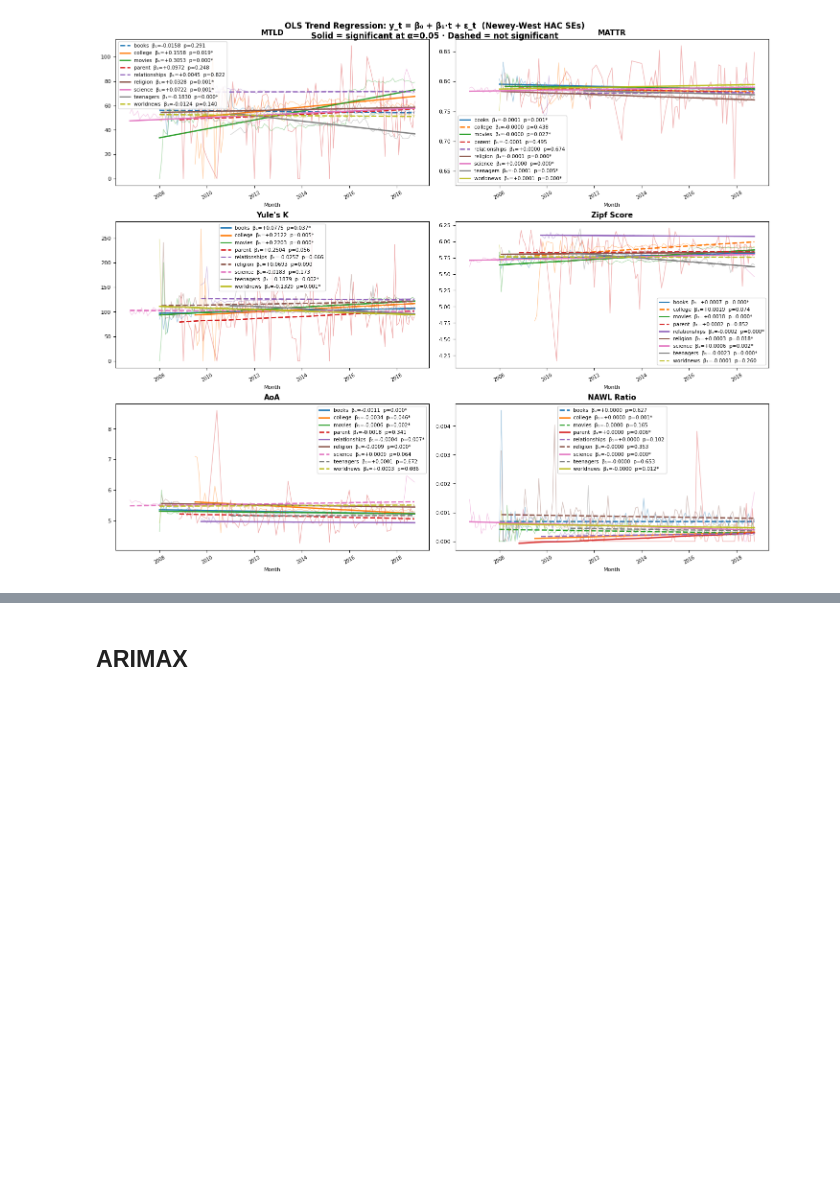
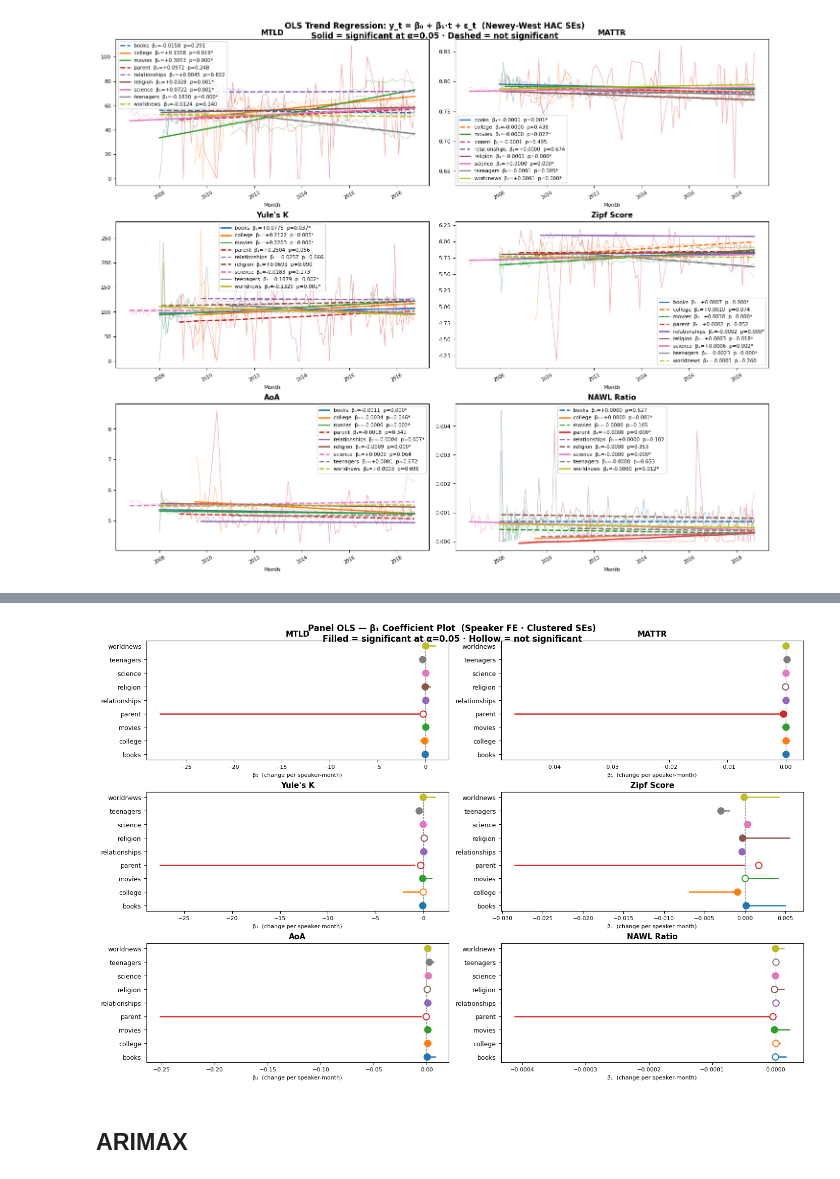
Before and after one commit to nickvick04/ORFE-Thesis, a Jupyter notebook: src/final.ipynb, the cells around one changed output, grey strips where cells are left out. Saved outputs shown, nothing was run; the diff lists cells and outputs as text; code cells hidden in the pictures; blank space fills up the shorter version.

Commit message:
panel run

```diff
--- a/src/final.ipynb
+++ b/src/final.ipynb
@@ -183,0 +184,3 @@ plot_ols_trend_grid(agg, ols_results, metrics=METRICS)
+# %%
+panel_results = run_panel_ols(df, metrics=METRICS)
+summarize_panel_ols(panel_results)
@@ -184,3 +208,7 @@ plot_ols_trend_grid(agg, ols_results, metrics=METRICS)
+# %%
+plot_panel_coef(panel_results, metrics=METRICS)
+# %% [output]
+[figure, added]
 # %% [markdown]
 ## ARIMAX
 # %% [markdown]
```
Also changed, not shown: parts of 4 cells of this notebook.
